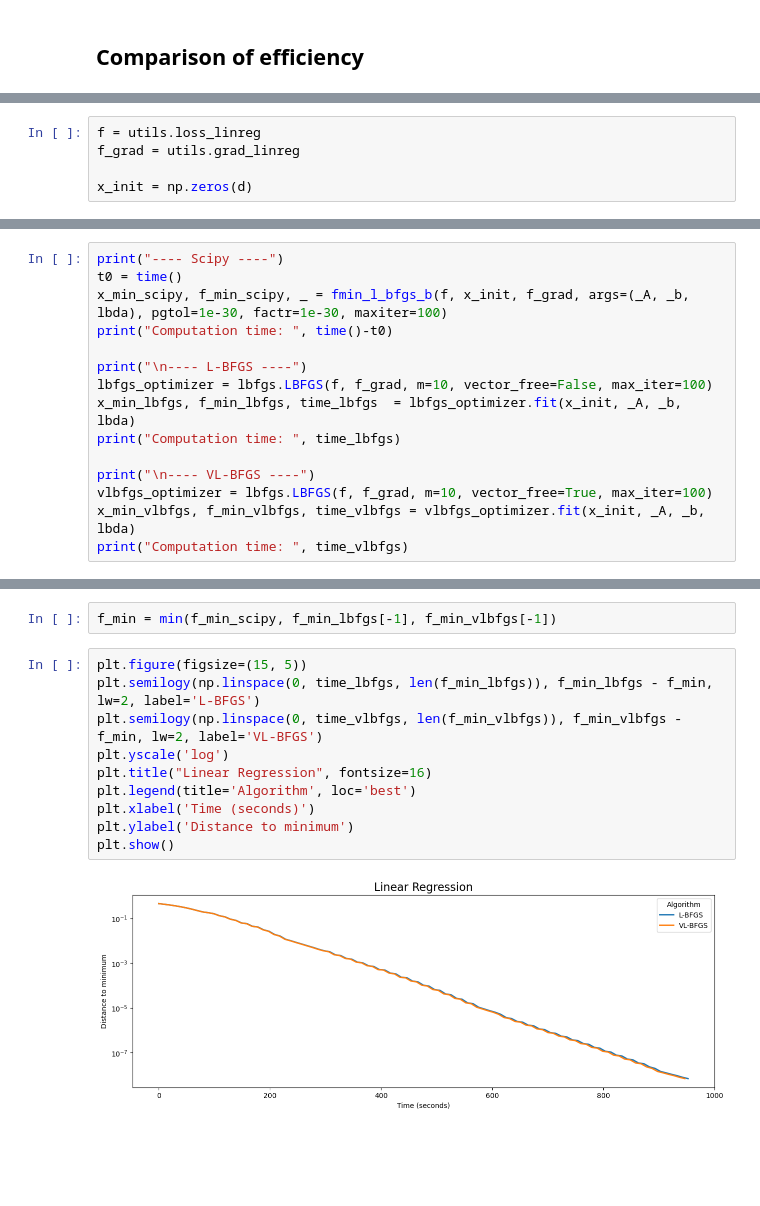
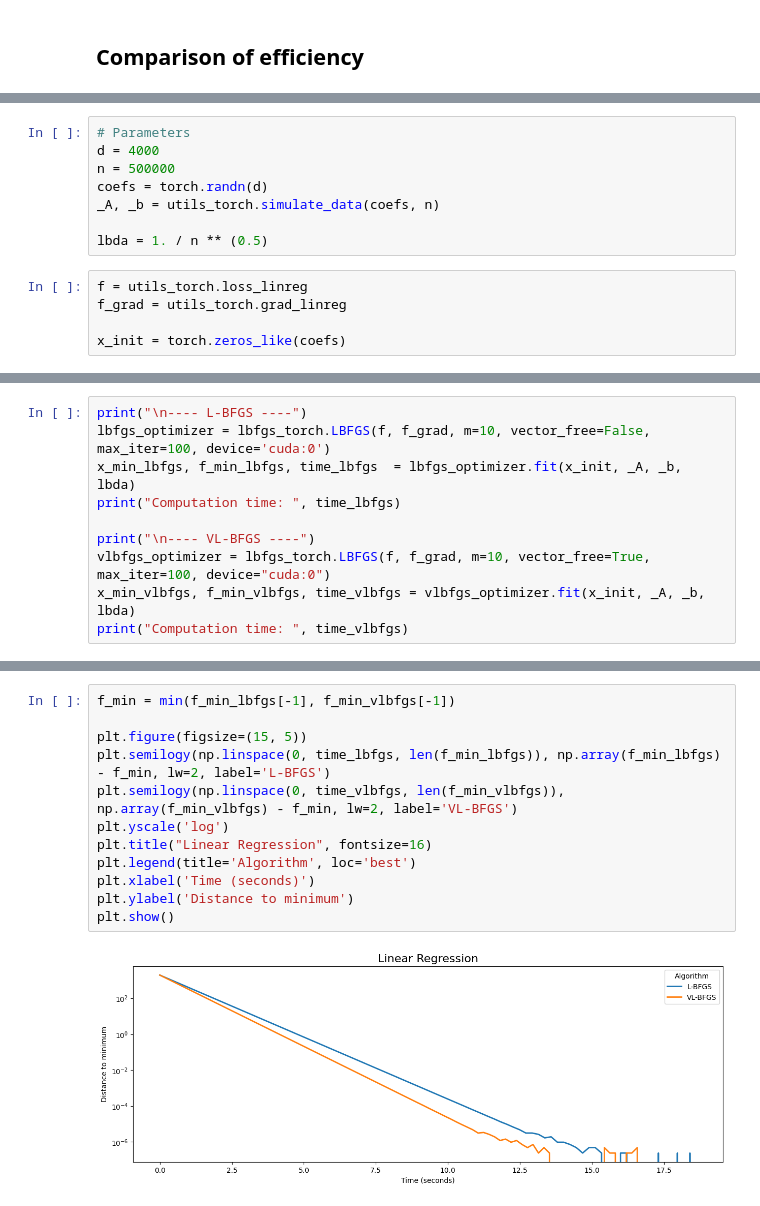
Before and after one commit to agatheminaro/CloudComputing__L-BFGS, a Jupyter notebook: Demo.ipynb, the cells around one changed output, grey strips where cells are left out. Cells and saved outputs as stored; diff of their text form; blank space fills up the shorter version.

```diff
--- a/Demo.ipynb
+++ b/Demo.ipynb
@@ -87,5 +96,13 @@ _A, _b = utils.simulate_data(coefs, n, std=1., corr=0.8, log_reg=False)
+# %%
+# Parameters
+d = 4000
+n = 500000
+coefs = torch.randn(d)
+_A, _b = utils_torch.simulate_data(coefs, n)
+
+lbda = 1. / n ** (0.5)
 # %%
-f = utils.loss_linreg
-f_grad = utils.grad_linreg
+f = utils_torch.loss_linreg
+f_grad = utils_torch.grad_linreg
 
-x_init = np.zeros(d)
+x_init = torch.zeros_like(coefs)
@@ -94,16 +109,11 @@ from time import time
 # %%
-print("---- Scipy ----")
-t0 = time()
-x_min_scipy, f_min_scipy, _ = fmin_l_bfgs_b(f, x_init, f_grad, args=(_A, _b, lbda), pgtol=1e-30, factr=1e-30, maxiter=100)
-print("Computation time: ", time()-t0)
-
 print("\n---- L-BFGS ----")
-lbfgs_optimizer = lbfgs.LBFGS(f, f_grad, m=10, vector_free=False, max_iter=100)
+lbfgs_optimizer = lbfgs_torch.LBFGS(f, f_grad, m=10, vector_free=False, max_iter=100, device='cuda:0')
 x_min_lbfgs, f_min_lbfgs, time_lbfgs  = lbfgs_optimizer.fit(x_init, _A, _b, lbda)
 print("Computation time: ", time_lbfgs)
 
 print("\n---- VL-BFGS ----")
-vlbfgs_optimizer = lbfgs.LBFGS(f, f_grad, m=10, vector_free=True, max_iter=100)
+vlbfgs_optimizer = lbfgs_torch.LBFGS(f, f_grad, m=10, vector_free=True, max_iter=100, device="cuda:0")
 x_min_vlbfgs, f_min_vlbfgs, time_vlbfgs = vlbfgs_optimizer.fit(x_init, _A, _b, lbda)
 print("Computation time: ", time_vlbfgs)
 # %% [output]
@@ -128,14 +133,14 @@ VL-BFGS minimum:  0.4875
-# %%
-f_min = min(f_min_scipy, f_min_lbfgs[-1], f_min_vlbfgs[-1])
 # %%
+f_min = min(f_min_lbfgs[-1], f_min_vlbfgs[-1])
+
 plt.figure(figsize=(15, 5))
-plt.semilogy(np.linspace(0, time_lbfgs, len(f_min_lbfgs)), f_min_lbfgs - f_min, lw=2, label='L-BFGS')
-plt.semilogy(np.linspace(0, time_vlbfgs, len(f_min_vlbfgs)), f_min_vlbfgs - f_min, lw=2, label='VL-BFGS')
+plt.semilogy(np.linspace(0, time_lbfgs, len(f_min_lbfgs)), np.array(f_min_lbfgs) - f_min, lw=2, label='L-BFGS')
+plt.semilogy(np.linspace(0, time_vlbfgs, len(f_min_vlbfgs)), np.array(f_min_vlbfgs) - f_min, lw=2, label='VL-BFGS')
 plt.yscale('log')
 plt.title("Linear Regression", fontsize=16)
 plt.legend(title='Algorithm', loc='best')
 plt.xlabel('Time (seconds)')
 plt.ylabel('Distance to minimum')
 plt.show()
 # %% [output]
-[figure, old version]
+[figure, new version]
```
Also changed, not shown: parts of 20 cells of this notebook.
